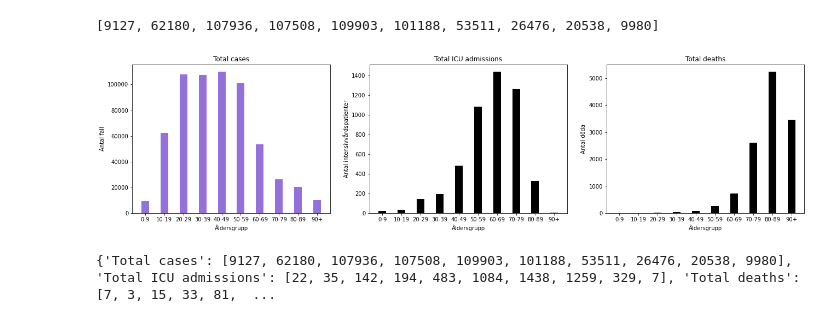
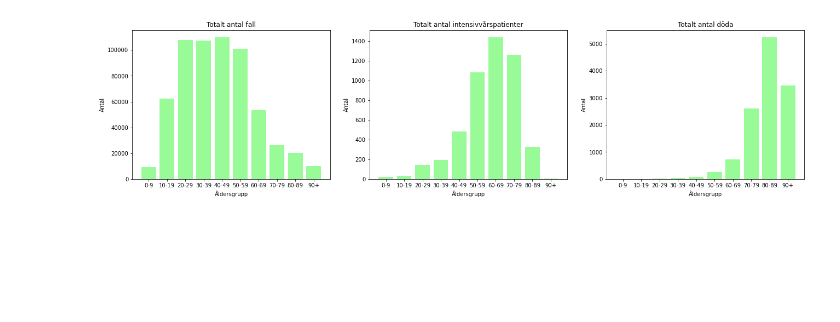
Before and after one commit to SannaIsak/sanna_isaksson_TE19C, a Jupyter notebook: Slutprojekt/dataanalys.ipynb, the cells around one changed output. Cells and saved outputs as stored; diff of their text form; code cells hidden in the pictures; blank space fills up the shorter version.

```diff
--- a/Slutprojekt/dataanalys.ipynb
+++ b/Slutprojekt/dataanalys.ipynb
@@ -34,63 +34,30 @@ for key, value in percentage.items():
 # %%
 import pandas as pd
 import matplotlib.pyplot as plt
 
 df = pd.read_csv("National_Total_Deaths_by_Age_Group.csv")
 
 df_Total_Cases = df["Total_Cases"].tolist()
 df_Total_ICU = df["Total_ICU_Admissions"].tolist()
 df_Total_Deaths = df["Total_Deaths"].tolist()
 
 ages = df["Age_Group"].unique()
 
-print(df_Total_Cases)
-#print(ages)
-#df_Total_Deaths
+def bar_diag(data, title):
+    plt.bar(ages, data, color="palegreen")
+    plt.title(title)
+    plt.xlabel("Åldersgrupp")
+    plt.ylabel("Antal")
+
 
 plt.figure(figsize=(22,5))
-
 plt.subplot(1,3,1)
-plt.bar(ages, df_Total_Cases, width=.4, color="mediumpurple")
-plt.title("Total cases")
-plt.xlabel("Åldersgrupp")
-plt.ylabel("Antal fall")
-
+bar_diag(df_Total_Cases, "Totalt antal fall")
 plt.subplot(1,3,2)
-plt.bar(ages, df_Total_ICU, width=.4, color="black")
-plt.title("Total ICU admissions")
-plt.xlabel("Åldersgrupp")
-plt.ylabel("Antal intensivvårdspatienter")
-
+bar_diag(df_Total_ICU, "Totalt antal intensivvårspatienter")
 plt.subplot(1,3,3)
-plt.bar(ages, df_Total_Deaths, width=.4, color="black")
-plt.title("Total deaths")
-plt.xlabel("Åldersgrupp")
-plt.ylabel("Antal döda")
+bar_diag(df_Total_Deaths, "Totalt antal döda")
 
 plt.show()
 # %% [output]
-[9127, 62180, 107936, 107508, 109903, 101188, 53511, 26476, 20538, 9980]
-[figure, old version]
+[figure, new version]
-# %%
-import pandas as pd
-import matplotlib.pyplot as plt
-
-df = pd.read_csv("National_Total_Deaths_by_Age_Group.csv")
-
-bar_chart = dict (
-
-)
-
-#for index,row in df.iterrows():
-bar_chart["Total cases"] = df["Total_Cases"].tolist()
-bar_chart["Total ICU admissions"] = df["Total_ICU_Admissions"].tolist()
-bar_chart["Total deaths"] = df["Total_Deaths"].tolist()
-
-ages = df["Age_Group"].unique()
-
-print(bar_chart)
-
-for i in range(3):
-    plt.bar(ages, )
-# %% [output]
-{'Total cases': [9127, 62180, 107936, 107508, 109903, 101188, 53511, 26476, 20538, 9980], 'Total ICU admissions': [22, 35, 142, 194, 483, 1084, 1438, 1259, 329, 7], 'Total deaths': [7, 3, 15, 33, 81,  ...
```
Also changed, not shown: parts of 2 cells of this notebook, 1 other file.
